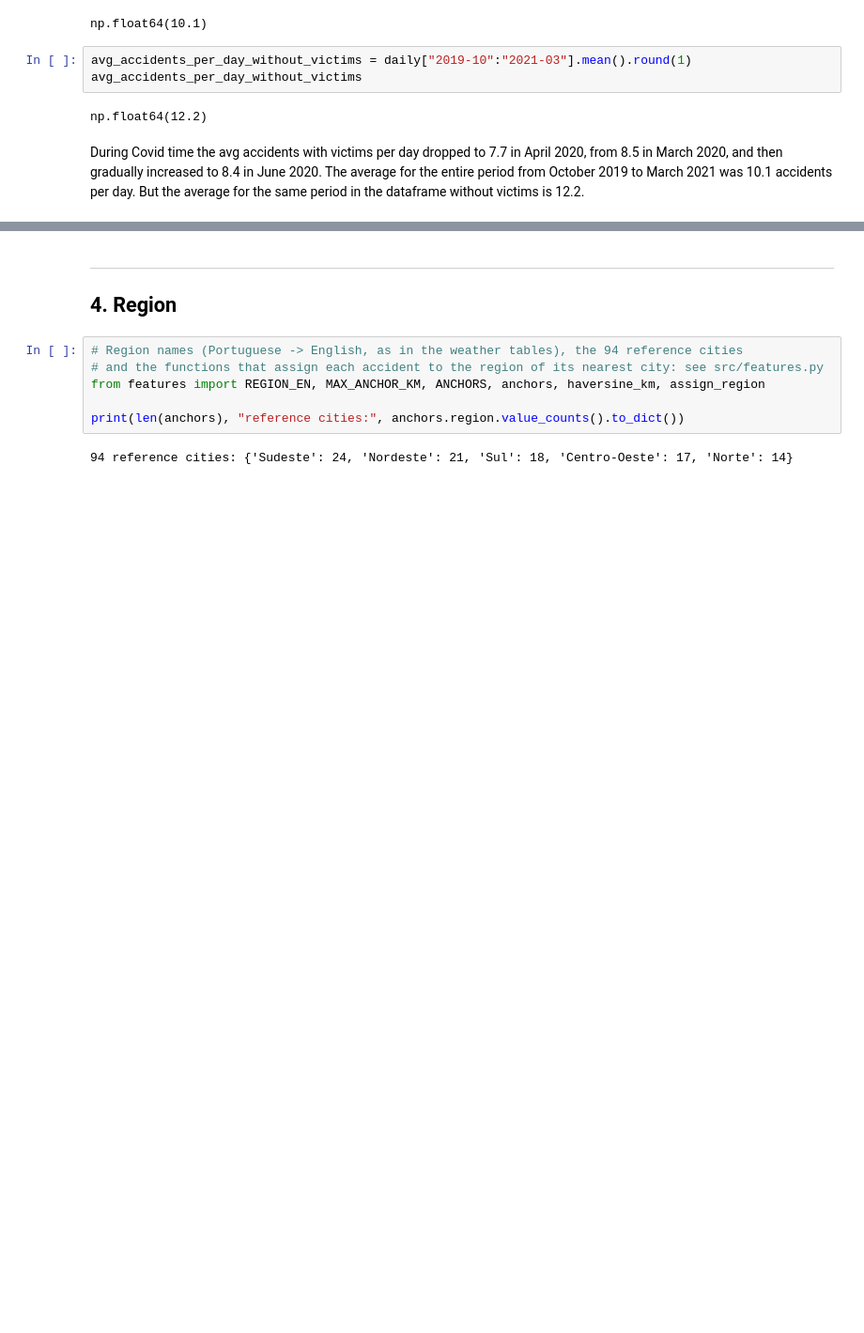
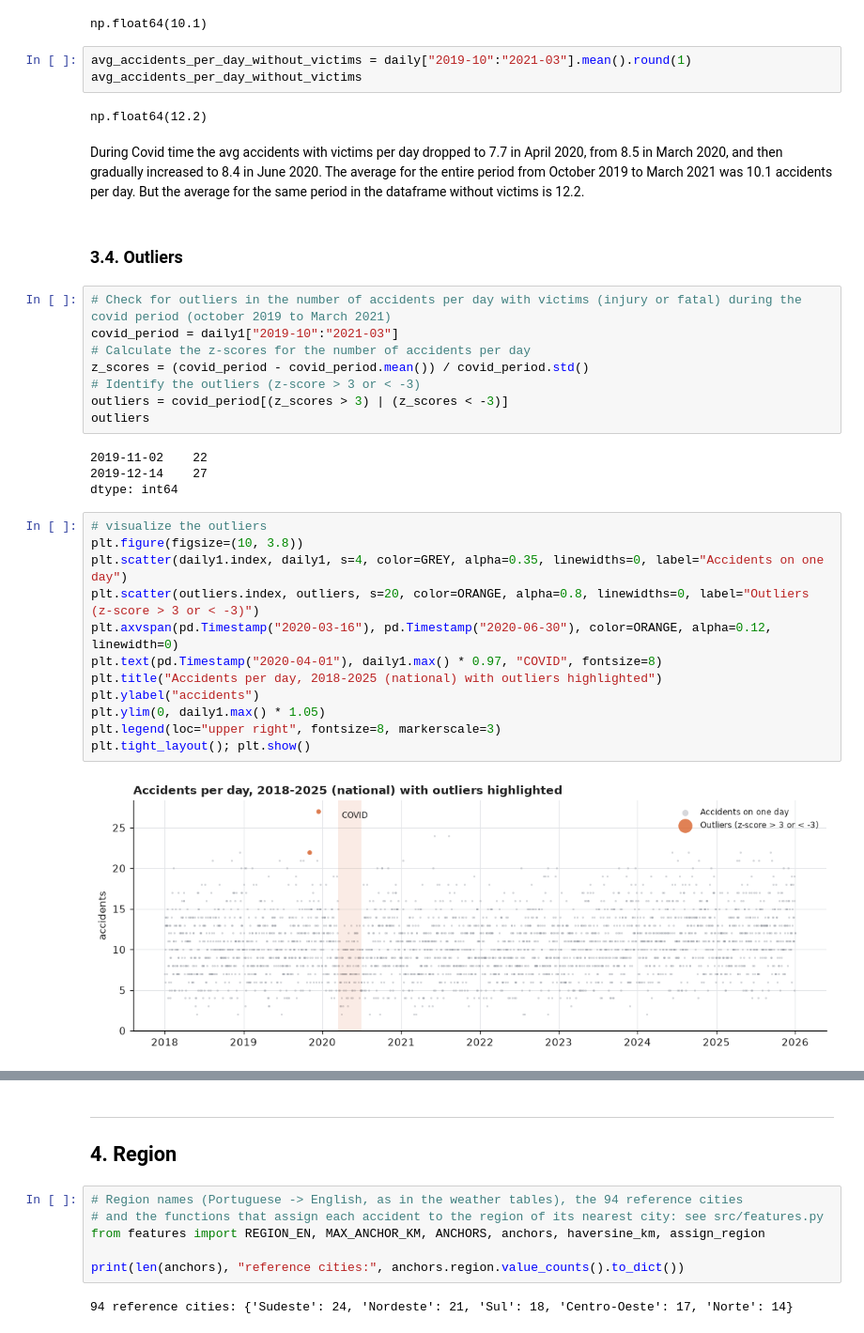
Before and after one commit to ivanya93/road_safety_machine_learning, a Jupyter notebook: notebooks/02_Data_Understanding_Preparation.ipynb, the cells around one changed output, grey strips where cells are left out. Shown at 94% size. Cells and saved outputs as stored; diff of their text form; blank space fills up the shorter version.

Commit message:
"added boxplot for outliers nb 02, and maps with forecasting in nb 03"

```diff
--- a/notebooks/02_Data_Understanding_Preparation.ipynb
+++ b/notebooks/02_Data_Understanding_Preparation.ipynb
@@ -421,3 +421,31 @@ avg_accidents_per_day_without_victims
 np.float64(12.2)
 # %% [markdown]
 During Covid time the avg accidents with victims per day dropped to 7.7 in April 2020, from 8.5 in March 2020, and then gradually increased to 8.4 in June 2020. The average for the entire period from October 2019 to March 2021 was 10.1 accidents per day. But the average for the same period in the dataframe without victims is 12.2.
+# %% [markdown]
+### 3.4. Outliers
+# %%
+# Check for outliers in the number of accidents per day with victims (injury or fatal) during the covid period (october 2019 to March 2021)
+covid_period = daily1["2019-10":"2021-03"]
+# Calculate the z-scores for the number of accidents per day
+z_scores = (covid_period - covid_period.mean()) / covid_period.std()
+# Identify the outliers (z-score > 3 or < -3)
+outliers = covid_period[(z_scores > 3) | (z_scores < -3)]
+outliers
+# %% [output]
+2019-11-02    22
+2019-12-14    27
+dtype: int64
+# %%
+# visualize the outliers
+plt.figure(figsize=(10, 3.8))
+plt.scatter(daily1.index, daily1, s=4, color=GREY, alpha=0.35, linewidths=0, label="Accidents on one day")
+plt.scatter(outliers.index, outliers, s=20, color=ORANGE, alpha=0.8, linewidths=0, label="Outliers (z-score > 3 or < -3)")
+plt.axvspan(pd.Timestamp("2020-03-16"), pd.Timestamp("2020-06-30"), color=ORANGE, alpha=0.12, linewidth=0)
+plt.text(pd.Timestamp("2020-04-01"), daily1.max() * 0.97, "COVID", fontsize=8)
+plt.title("Accidents per day, 2018-2025 (national) with outliers highlighted")
+plt.ylabel("accidents")
+plt.ylim(0, daily1.max() * 1.05)
+plt.legend(loc="upper right", fontsize=8, markerscale=3)
+plt.tight_layout(); plt.show()
+# %% [output]
+[figure, added]
```
Also changed, not shown: parts of 14 cells of this notebook, 6 other files.
